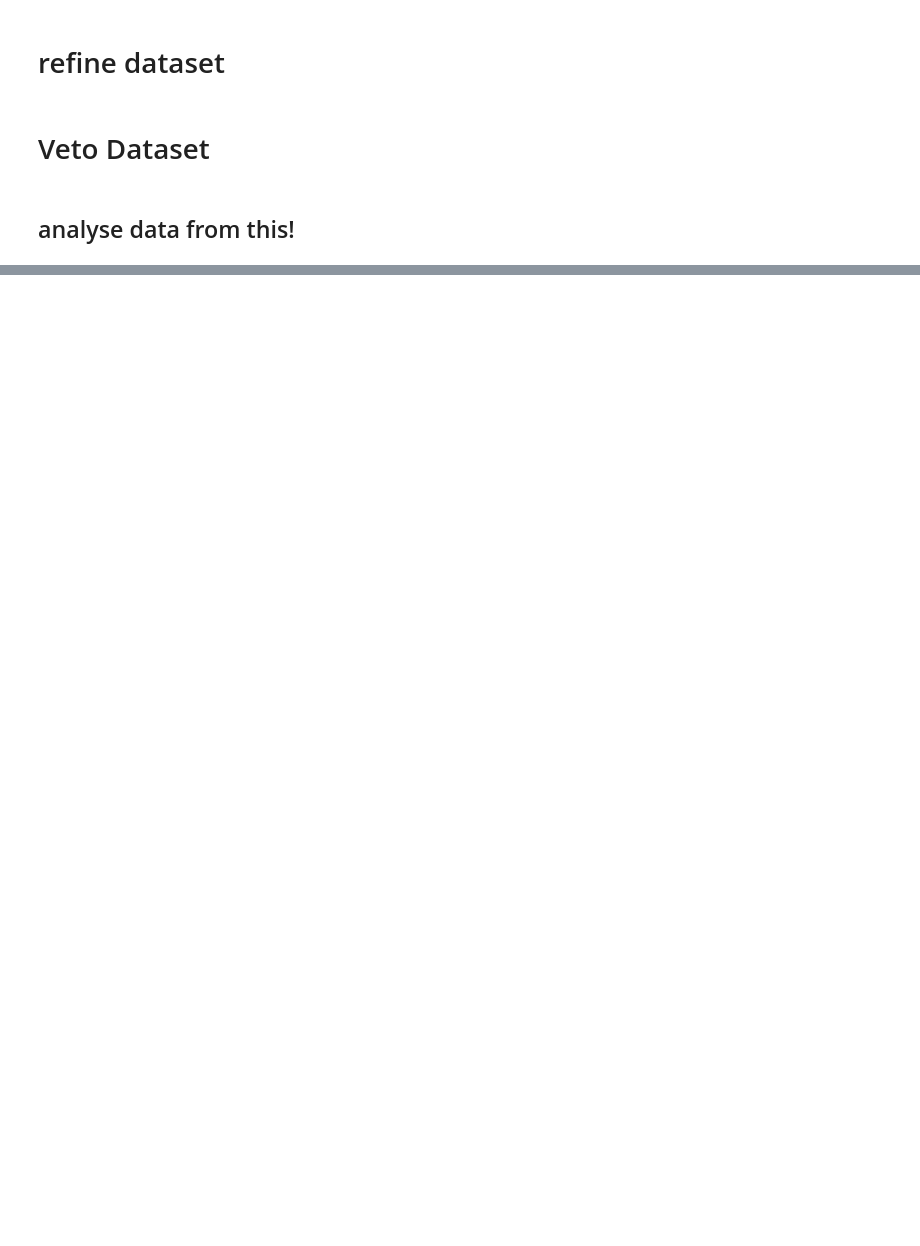
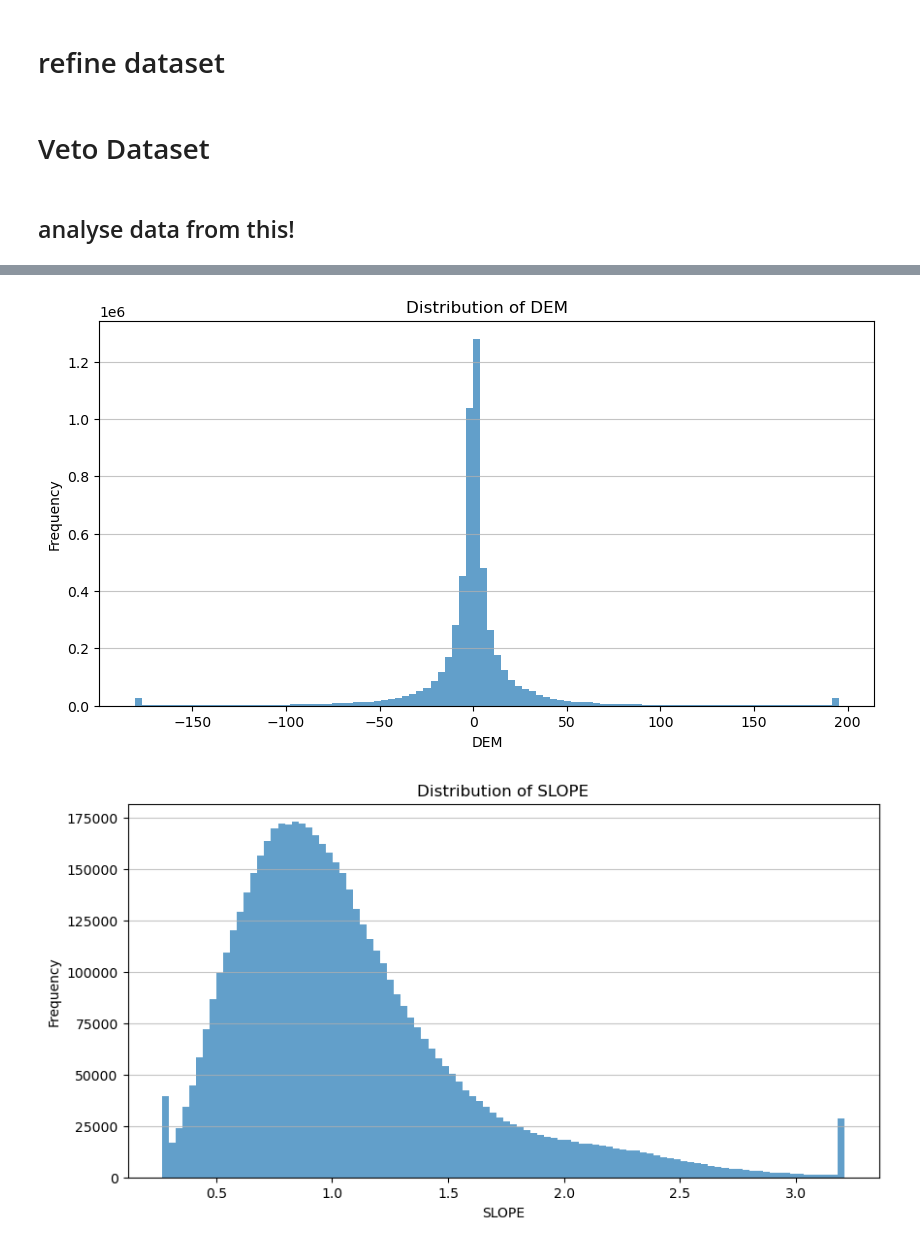
Before and after one commit to willhcm/scd-detection, a Jupyter notebook: code/notebooks/tiling/datasetfixing.ipynb, the cells around one changed output, grey strips where cells are left out. Cells and saved outputs as stored; diff of their text form; code cells hidden in the pictures; blank space fills up the shorter version.

```diff
--- a/code/notebooks/tiling/datasetfixing.ipynb
+++ b/code/notebooks/tiling/datasetfixing.ipynb
@@ -250,0 +207,5 @@ refiner.fix_duplicates()
+# %%
+dset = DatasetWrapper(Path('/Users/willmcmahon/Documents/PhD/SCDs/scd-detection/data/PostIRP/dataset'))
+dset.generate_random_split()
+
+print(dset.values)
@@ -250,0 +230,14 @@ refiner.fix_duplicates()
+# %%
+# plot distribution
+
+for channel in dset.values:
+    plt.figure(figsize=(10, 5))
+    plt.hist(np.concatenate(dset.values[channel]), bins=100, alpha=0.7)
+    plt.title(f'Distribution of {channel}')
+    plt.xlabel(channel)
+    plt.ylabel('Frequency')
+    plt.grid(axis='y', alpha=0.75)
+    plt.show()
+# %% [output]
+[figure, added]
+[figure, added]
```
Also changed, not shown: parts of 14 cells of this notebook, 3 other files.
